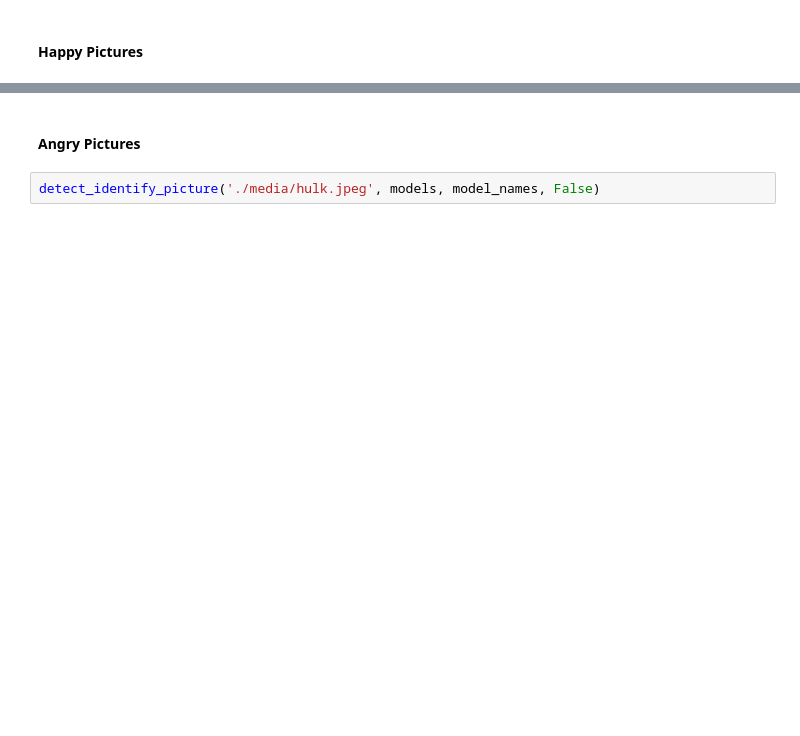
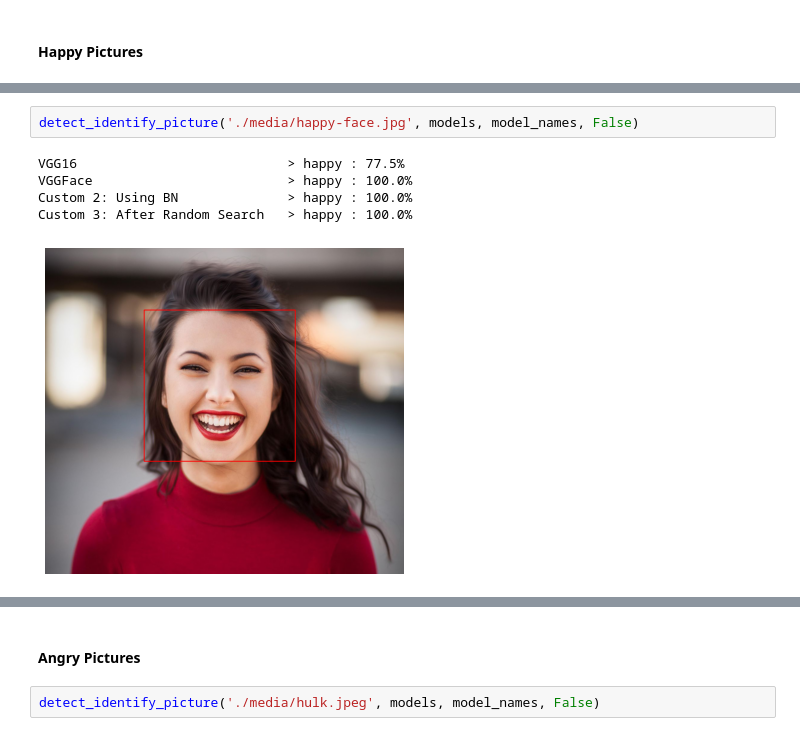
Before and after one commit to jeffersonqiu/general_assembly_capstone, a Jupyter notebook: Facial Emotion Recognition/2. Model Performance Review.ipynb, the cells around one changed output, grey strips where cells are left out. Drawn from its saved outputs; the diff is of its cells as text; blank space fills up the shorter version.

```diff
--- a/Facial Emotion Recognition/2. Model Performance Review.ipynb
+++ b/Facial Emotion Recognition/2. Model Performance Review.ipynb
@@ -212 +225,9 @@ Custom: After Random Search     > happy : 89.9%
 [figure]
+# %%
+detect_identify_picture('./media/happy-face.jpg', models, model_names, False)
+# %% [output]
+VGG16                           > happy : 77.5%
+VGGFace                         > happy : 100.0%
+Custom 2: Using BN              > happy : 100.0%
+Custom 3: After Random Search   > happy : 100.0%
+[figure, added]
```
Also changed, not shown: parts of 17 cells of this notebook, 4 other files.
